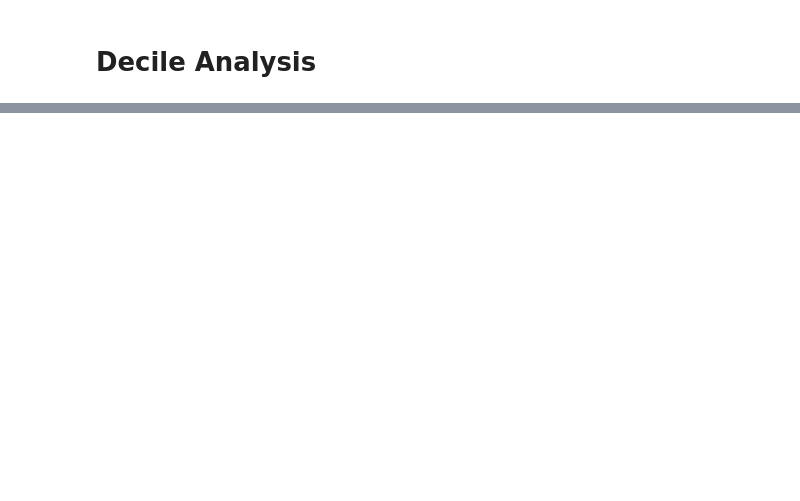
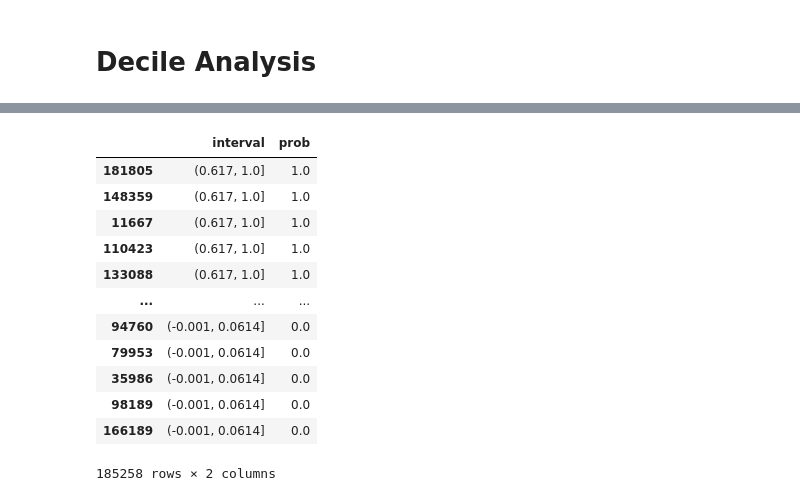
Before and after one commit to if722399/PAP-TensorFlow-Model, a Jupyter notebook: Weighted Class.ipynb, the cells around one changed output, grey strips where cells are left out. Drawn from its saved outputs; the diff is of its cells as text; code cells hidden in the pictures; blank space fills up the shorter version.

```diff
--- a/Weighted Class.ipynb
+++ b/Weighted Class.ipynb
@@ -233,0 +234,3 @@ vz.decile_analysis_plot(decile_analysis["True label %"])
+# %%
+test_predictions_weighted = test_predictions_weighted.ravel()
+test_predictions_weighted
@@ -233,0 +247,22 @@ vz.decile_analysis_plot(decile_analysis["True label %"])
+# %%
+z = pd.DataFrame(
+    data = {
+        "interval": x,
+        "prob": test_predictions_weighted
+    }
+).sort_values(by = "prob")[::-1]
+z
+# %% [output]
+|  | interval | prob |
+| 181805 | (0.617, 1.0] | 1.0 |
+| 148359 | (0.617, 1.0] | 1.0 |
+| 11667 | (0.617, 1.0] | 1.0 |
+| 110423 | (0.617, 1.0] | 1.0 |
+| 133088 | (0.617, 1.0] | 1.0 |
+| ... | ... | ... |
+| 94760 | (-0.001, 0.0614] | 0.0 |
+| 79953 | (-0.001, 0.0614] | 0.0 |
+| 35986 | (-0.001, 0.0614] | 0.0 |
+| 98189 | (-0.001, 0.0614] | 0.0 |
+| 166189 | (-0.001, 0.0614] | 0.0 |
+185258 rows × 2 columns
```
Also changed, not shown: parts of 11 cells of this notebook.
